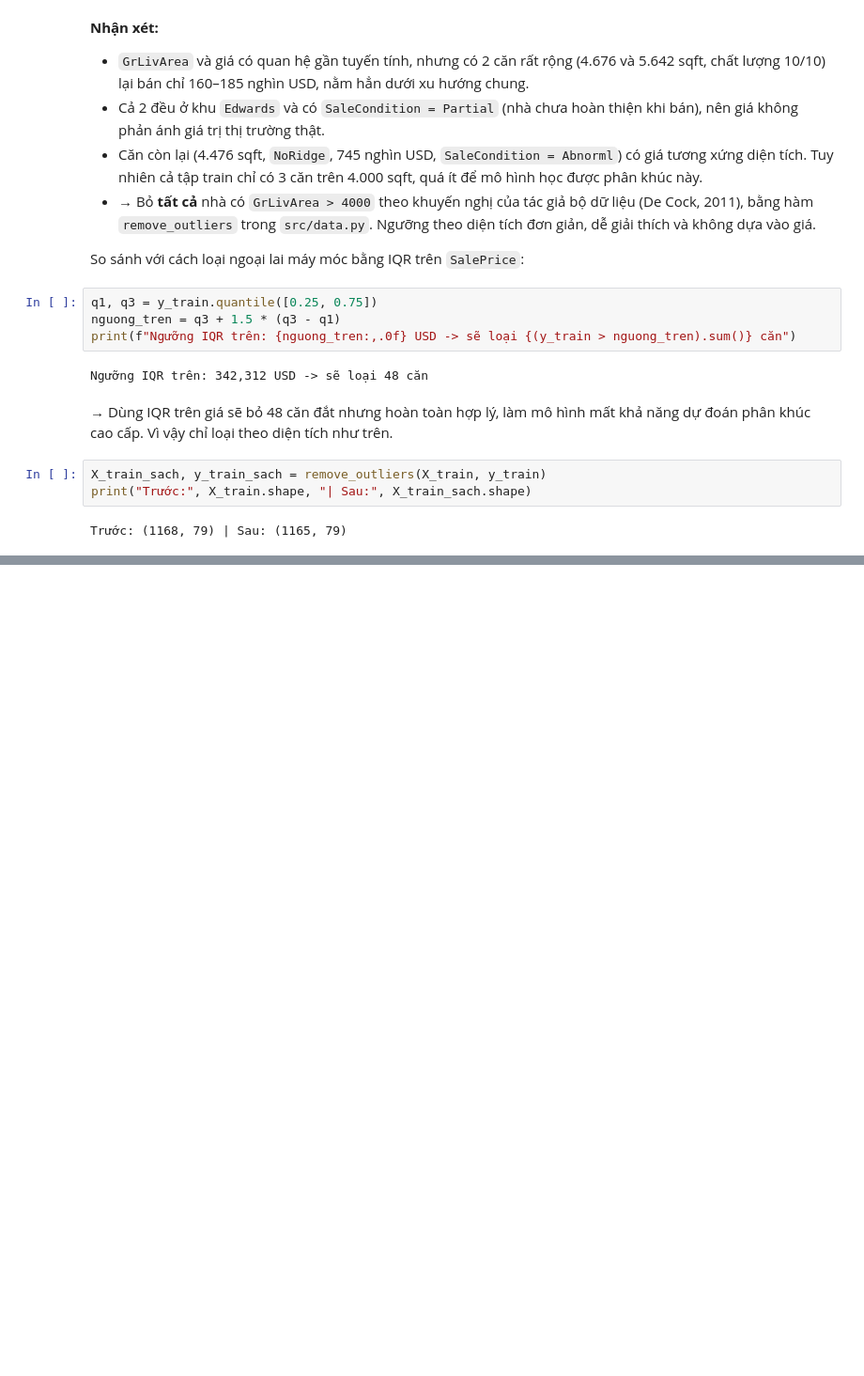
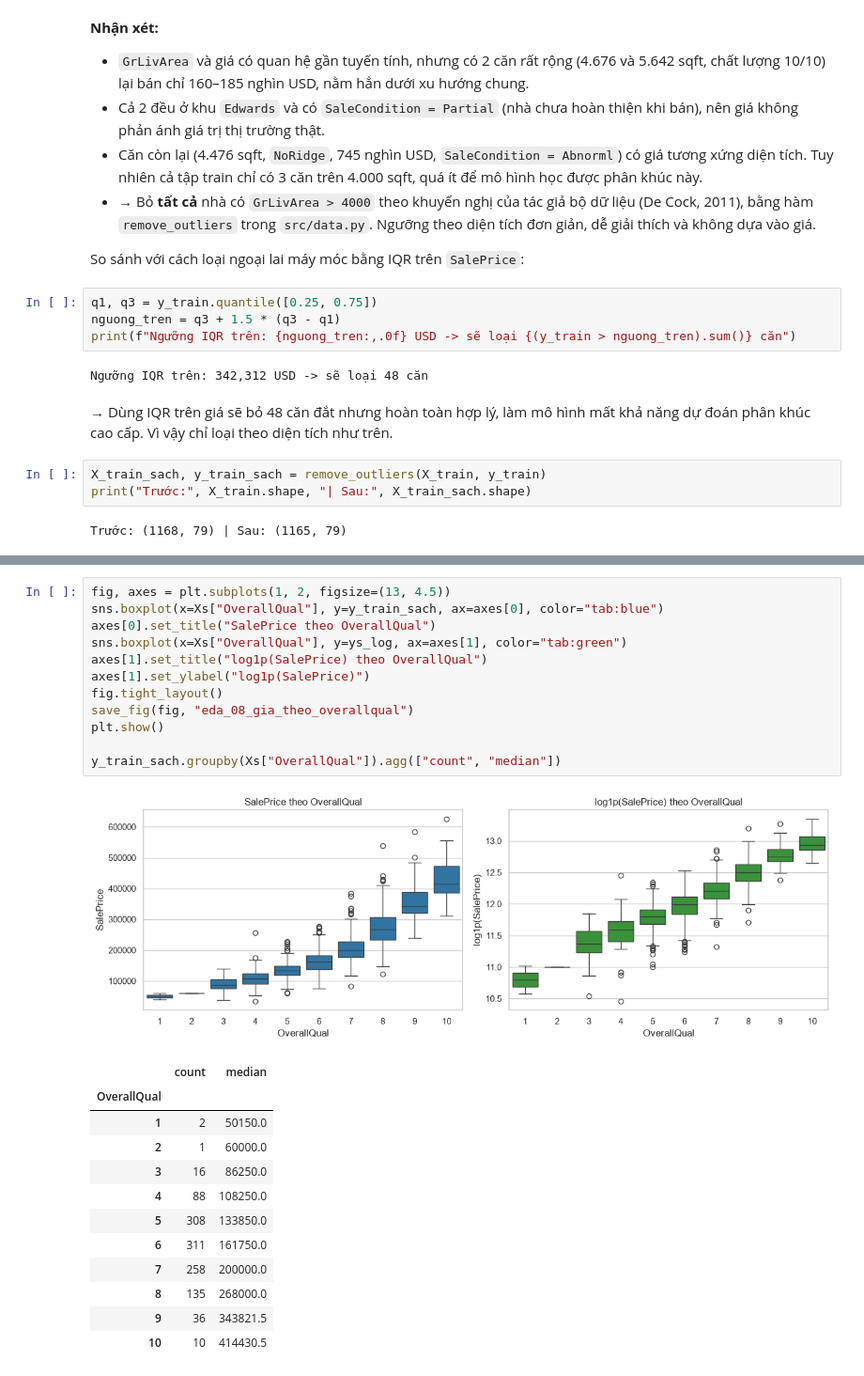
Before and after one commit to QuangAnh312/BTL_DinhGiaNhaAmes, a Jupyter notebook: 03_SourceCode/notebooks/01_EDA_Preprocessing.ipynb, the cells around one changed output, grey strips where cells are left out. Shown at 94% size. Cells and saved outputs as stored; diff of their text form; blank space fills up the shorter version.

```diff
--- a/03_SourceCode/notebooks/01_EDA_Preprocessing.ipynb
+++ b/03_SourceCode/notebooks/01_EDA_Preprocessing.ipynb
@@ -551,0 +665,26 @@ Trước: (1168, 79) | Sau: (1165, 79)
+# %%
+fig, axes = plt.subplots(1, 2, figsize=(13, 4.5))
+sns.boxplot(x=Xs["OverallQual"], y=y_train_sach, ax=axes[0], color="tab:blue")
+axes[0].set_title("SalePrice theo OverallQual")
+sns.boxplot(x=Xs["OverallQual"], y=ys_log, ax=axes[1], color="tab:green")
+axes[1].set_title("log1p(SalePrice) theo OverallQual")
+axes[1].set_ylabel("log1p(SalePrice)")
+fig.tight_layout()
+save_fig(fig, "eda_08_gia_theo_overallqual")
+plt.show()
+
+y_train_sach.groupby(Xs["OverallQual"]).agg(["count", "median"])
+# %% [output]
+[figure, added]
+|  | count | median |
+| OverallQual |  |  |
+| 1 | 2 | 50150.0 |
+| 2 | 1 | 60000.0 |
+| 3 | 16 | 86250.0 |
+| 4 | 88 | 108250.0 |
+| 5 | 308 | 133850.0 |
+| 6 | 311 | 161750.0 |
+| 7 | 258 | 200000.0 |
+| 8 | 135 | 268000.0 |
+| 9 | 36 | 343821.5 |
+| 10 | 10 | 414430.5 |
```
Also changed, not shown: parts of 25 cells of this notebook, 7 other files.
